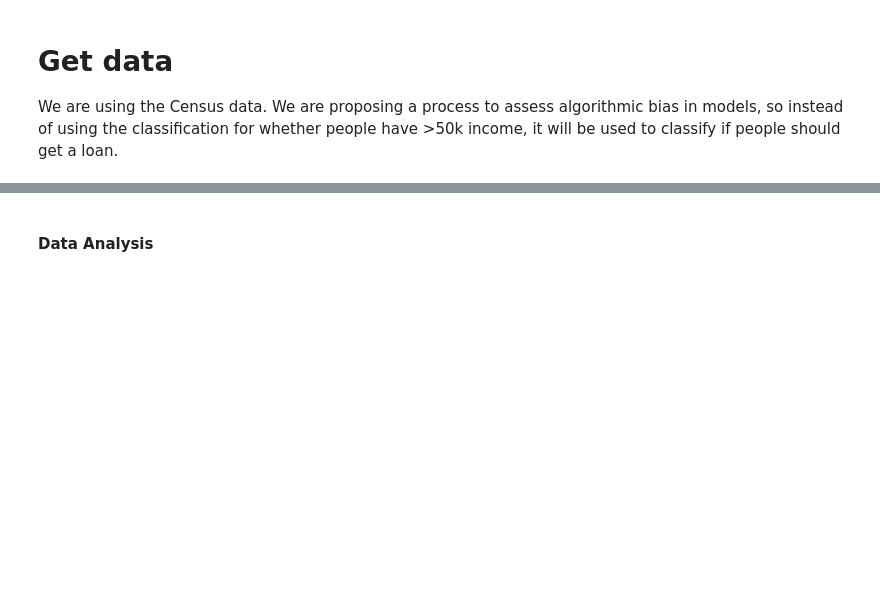
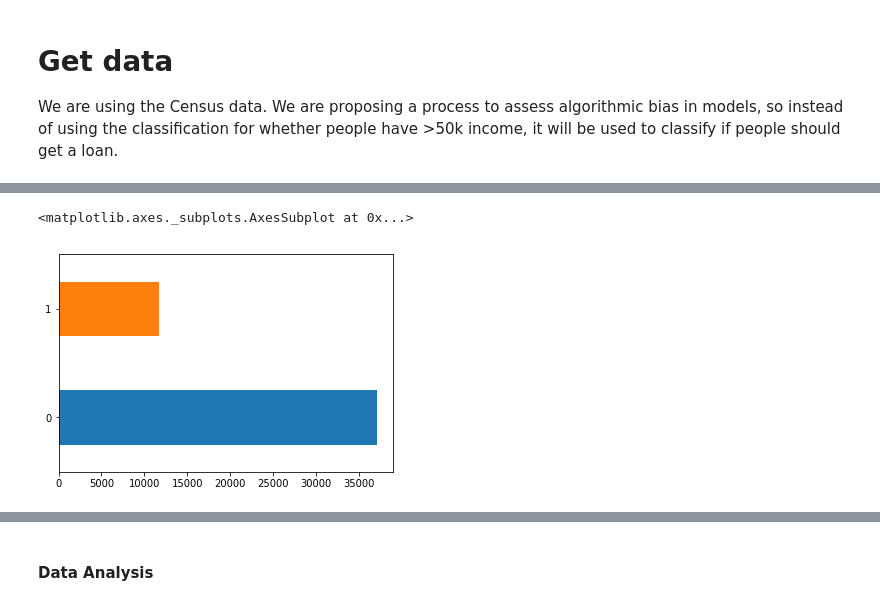
Before and after one commit to EthicalML/explainability-and-bias, a Jupyter notebook: Tensorflow+KERAS CENSUS-Short.ipynb, the cells around one changed output, grey strips where cells are left out. Drawn from its saved outputs; the diff is of its cells as text; code cells hidden in the pictures; blank space fills up the shorter version.

```diff
--- a/Tensorflow+KERAS CENSUS-Short.ipynb
+++ b/Tensorflow+KERAS CENSUS-Short.ipynb
@@ -95,0 +83,5 @@ print(dtypes)
+# %%
+df.loan.value_counts().plot.barh()
+# %% [output]
+<matplotlib.axes._subplots.AxesSubplot at 0x...>
+[figure, added]
```
Also changed, not shown: parts of 34 cells of this notebook.
